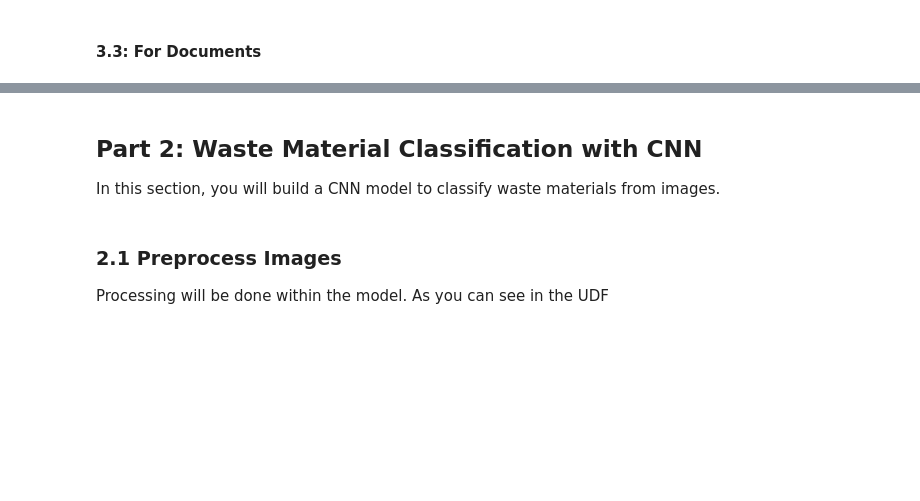
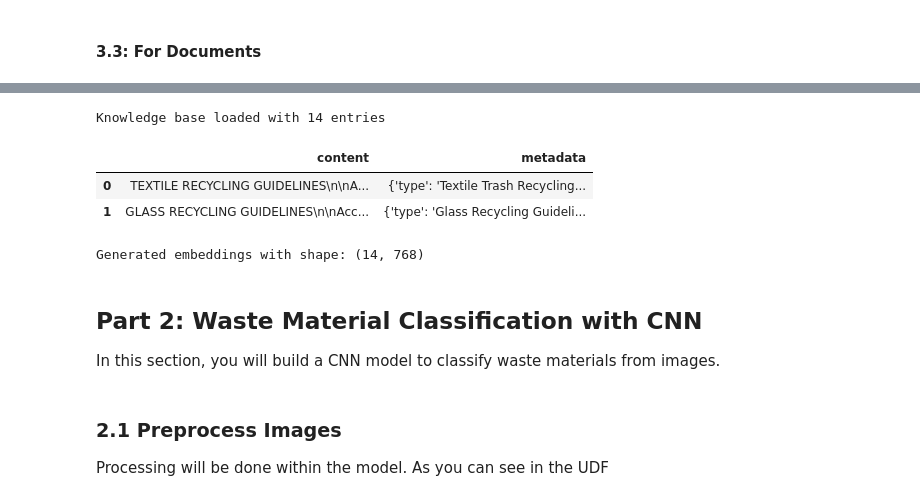
Before and after one commit to gpo2105/Deep_Analytics_Lab, a Jupyter notebook: final_submission.ipynb, the cells around one changed output, grey strips where cells are left out. Cells and saved outputs as stored; diff of their text form; code cells hidden in the pictures; blank space fills up the shorter version.

```diff
--- a/final_submission.ipynb
+++ b/final_submission.ipynb
@@ -667,3 +680,19 @@ The metadata in this case is the policy type, the categories covered, and effect
+# %%
+content = list(documents['document_text'])
+# %%
+create_meta = lambda r:{'type':r['policy_type'],'coverage':r['categories_covered'],'effective':r['effective_date']}
+# %%
+meta_data = documents.apply(create_meta,axis=1)
+# %%
+knowledge_base = pd.DataFrame({'content':content,'metadata':meta_data})
+# %%
+print(f"Knowledge base loaded with {len(knowledge_base)} entries")
+knowledge_base.head(2)
+# %% [output]
+Knowledge base loaded with 14 entries
+|  | content | metadata |
+| 0 | TEXTILE RECYCLING GUIDELINES\n\nA... | {'type': 'Textile Trash Recycling... |
+| 1 | GLASS RECYCLING GUIDELINES\n\nAcc... | {'type': 'Glass Recycling Guideli... |
 # %%
 def create_document_embeddings(documents):
     """
@@ -683,18 +712,8 @@ def create_document_embeddings(documents):
     # Hint: Use the model.encode() method
     document_embeddings = embedding_model.encode(knowledge_base['content'].to_list(),show_progress_bar=True)
     return document_embeddings
-
-# Extract document content
-documents = knowledge_base['content'].tolist()
-
-# Create document embeddings
-document_embeddings = create_document_embeddings(documents)
-
-# Verify the shape of embeddings
-if document_embeddings is not None:
-    print(f"Generated embeddings with shape: {document_embeddings.shape}")
-else:
-    print("Embeddings not created yet.")
+# %% [output]
+Generated embeddings with shape: (14, 768)
 # %% [markdown]
 ## Part 2: Waste Material Classification with CNN
 
```
Also changed, not shown: parts of 45 cells of this notebook.
